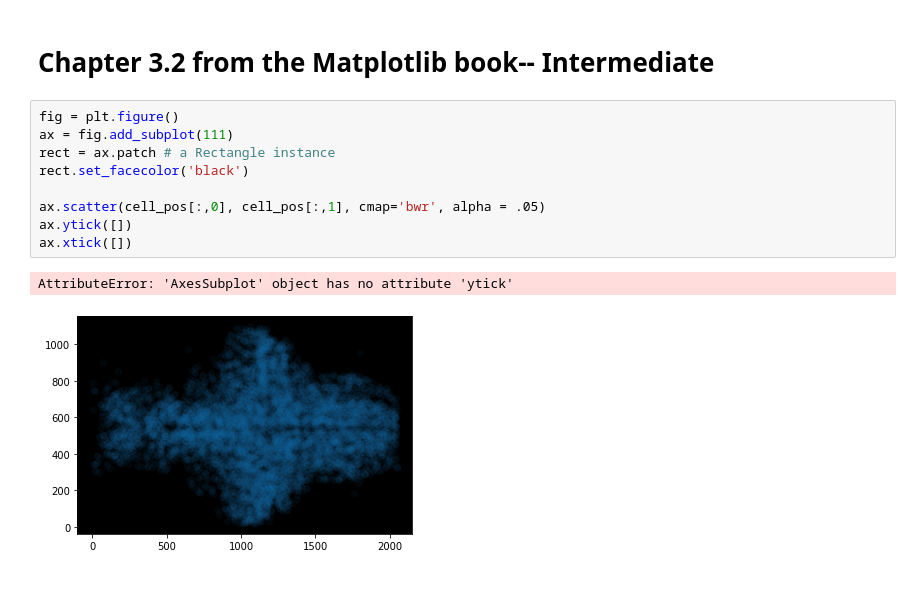
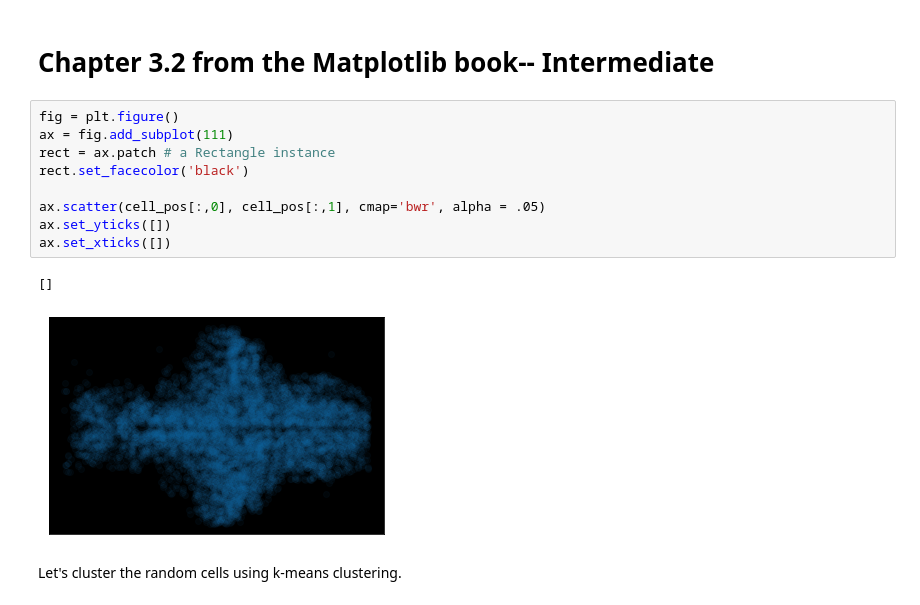
Before and after one commit to mariakesa/MatplotlibForNeuroscientists, a Jupyter notebook: ChenEtAl2018.ipynb, the cells around one changed output. Saved outputs shown, nothing was run; the diff lists cells and outputs as text.

```diff
--- a/ChenEtAl2018.ipynb
+++ b/ChenEtAl2018.ipynb
@@ -37,12 +38,14 @@ cell_pos=cell_pos[random_neurons,:]
 # %%
 fig = plt.figure()
 ax = fig.add_subplot(111)
 rect = ax.patch # a Rectangle instance
 rect.set_facecolor('black')
 
 ax.scatter(cell_pos[:,0], cell_pos[:,1], cmap='bwr', alpha = .05)
-ax.ytick([])
-ax.xtick([])
+ax.set_yticks([])
+ax.set_xticks([])
 # %% [output]
-AttributeError: 'AxesSubplot' object has no attribute 'ytick'
+[]
-[figure, old version]
+[figure, new version]
+# %% [markdown]
+Let's cluster the random cells using k-means clustering.
```
Also changed, not shown: parts of 3 cells of this notebook.
